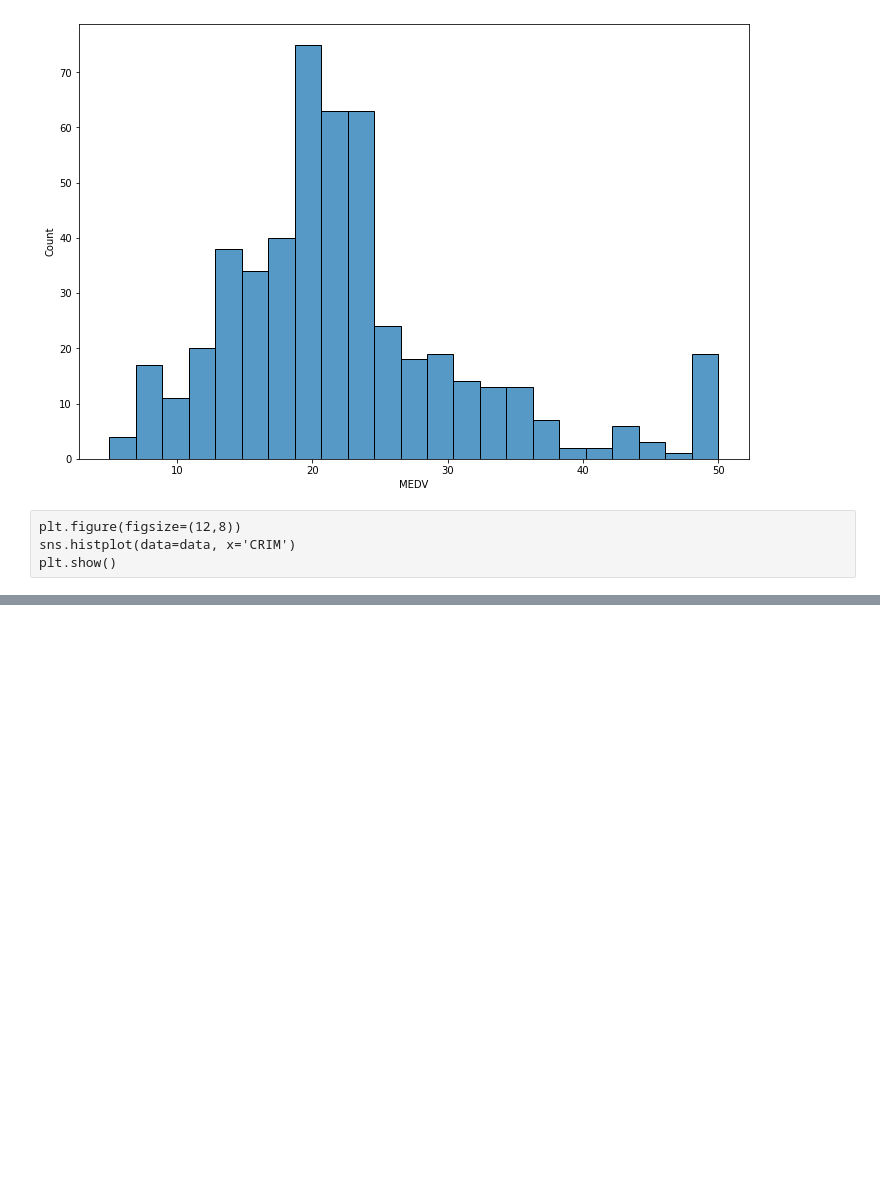
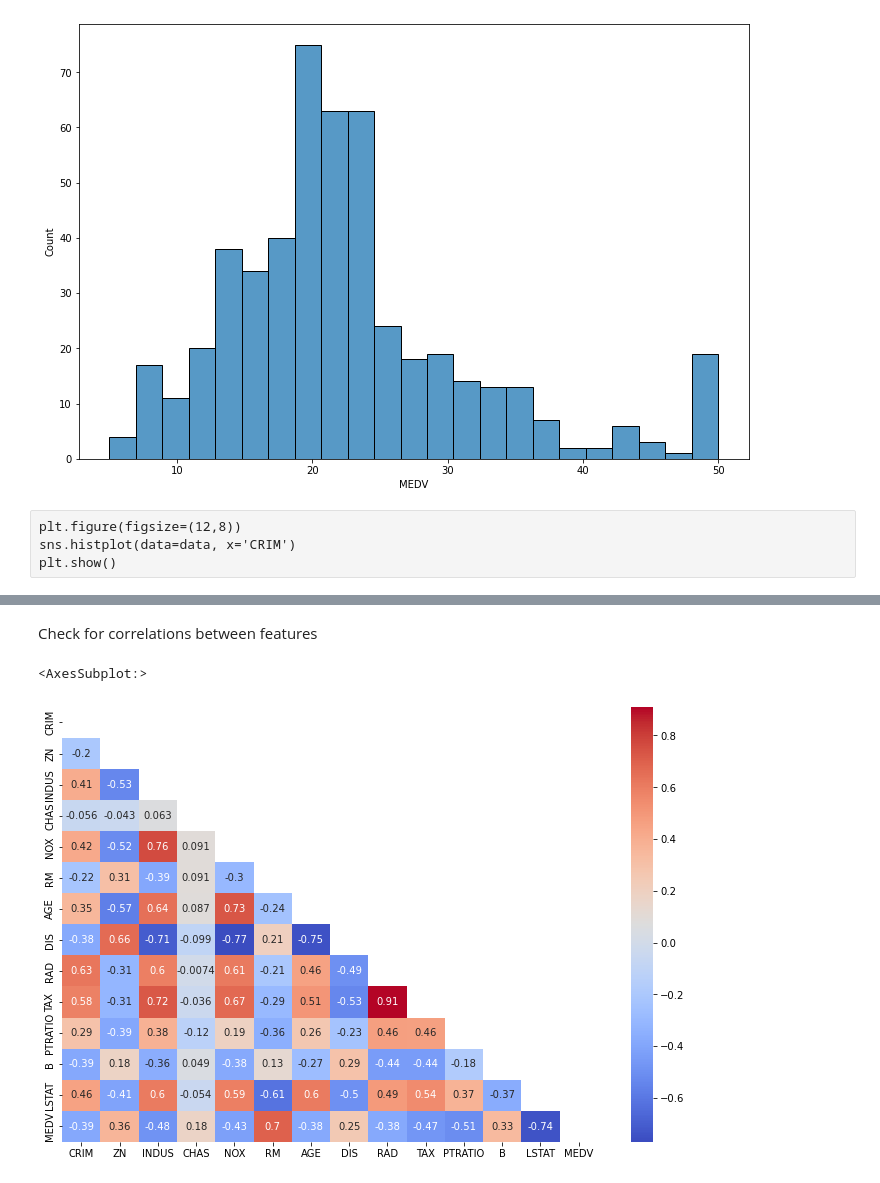
Before and after one commit to brendadelgado/boston_housing_market, a Jupyter notebook: boston_housing_eda.ipynb, the cells around one changed output, grey strips where cells are left out. Drawn from its saved outputs; the diff is of its cells as text; code cells hidden in the pictures; blank space fills up the shorter version.

```diff
--- a/boston_housing_eda.ipynb
+++ b/boston_housing_eda.ipynb
@@ -64,0 +131,11 @@ plt.show()
+# %% [markdown]
+Check for correlations between features
+# %%
+mask = np.zeros_like(data.corr())
+tri_ind = np.triu_indices_from(mask)
+mask[tri_ind] = True
+plt.figure(figsize=[12, 8])
+sns.heatmap(data=data.corr(), mask=mask, annot=True, cmap='coolwarm')
+# %% [output]
+<AxesSubplot:>
+[figure, added]
```
Also changed, not shown: parts of 13 cells of this notebook.
